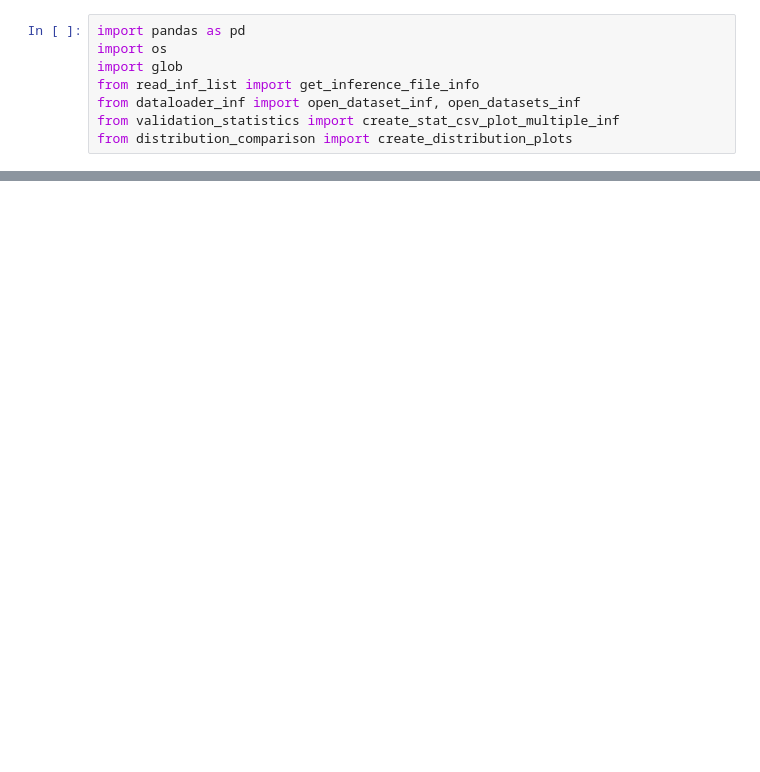
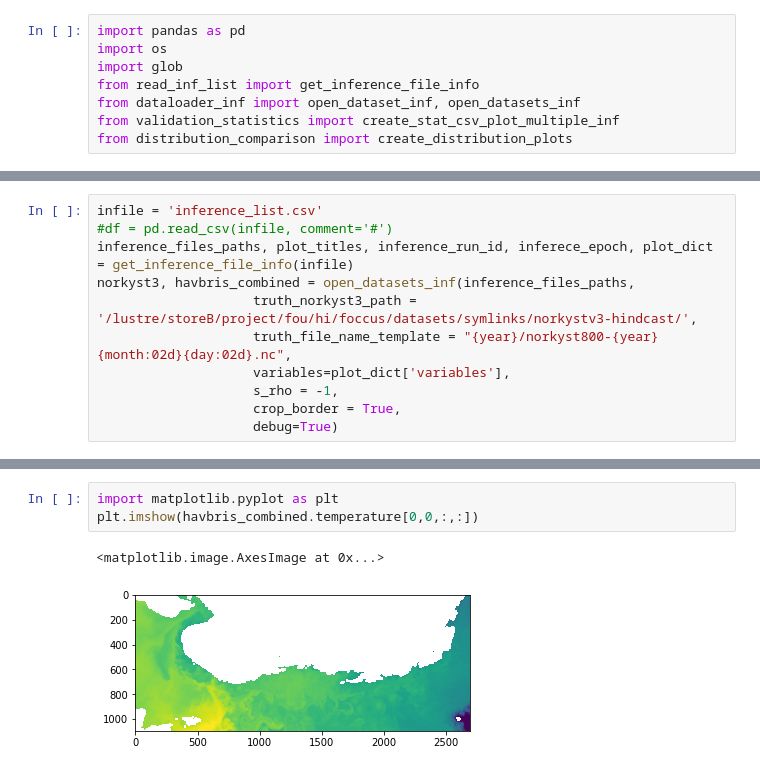
Before and after one commit to metno/ocean-ai, a Jupyter notebook: plot/analysis/testing_val.ipynb, the cells around one changed output, grey strips where cells are left out. Cells and saved outputs as stored; diff of their text form; blank space fills up the shorter version.

```diff
--- a/plot/analysis/testing_val.ipynb
+++ b/plot/analysis/testing_val.ipynb
@@ -8,0 +141,11 @@ from distribution_comparison import create_distribution_plots
+# %%
+infile = 'inference_list.csv'
+#df = pd.read_csv(infile, comment='#')
+inference_files_paths, plot_titles, inference_run_id, inferece_epoch, plot_dict = get_inference_file_info(infile)
+norkyst3, havbris_combined = open_datasets_inf(inference_files_paths,
+                    truth_norkyst3_path = '/lustre/storeB/project/fou/hi/foccus/datasets/symlinks/norkystv3-hindcast/',
+                    truth_file_name_template = "{year}/norkyst800-{year}{month:02d}{day:02d}.nc",
+                    variables=plot_dict['variables'],
+                    s_rho = -1,
+                    crop_border = True,
+                    debug=True)
@@ -9,3 +202,9 @@ from distribution_comparison import create_distribution_plots
+# %%
+import matplotlib.pyplot as plt
+plt.imshow(havbris_combined.temperature[0,0,:,:])
+# %% [output]
+<matplotlib.image.AxesImage at 0x...>
+[figure, added]
 # %%
 def create_validation_stats_from_infile():
     infile = 'inference_list.csv'
```
Also changed, not shown: parts of 10 cells of this notebook, 5 other files.
